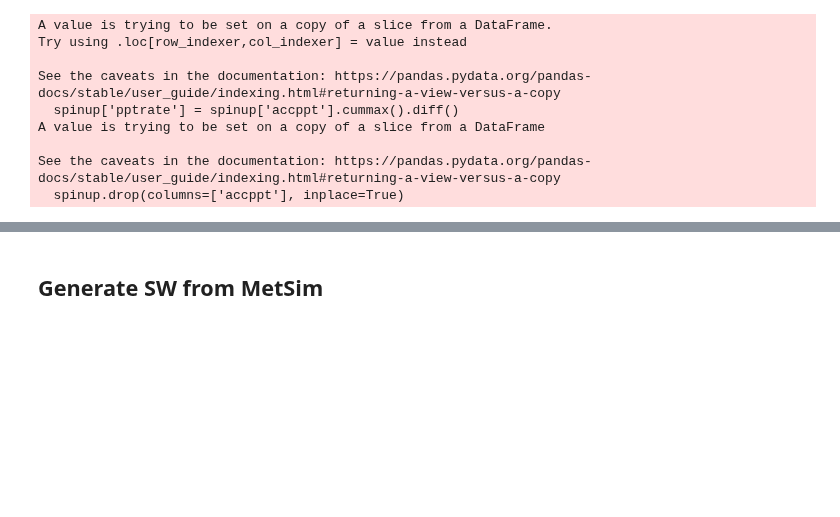
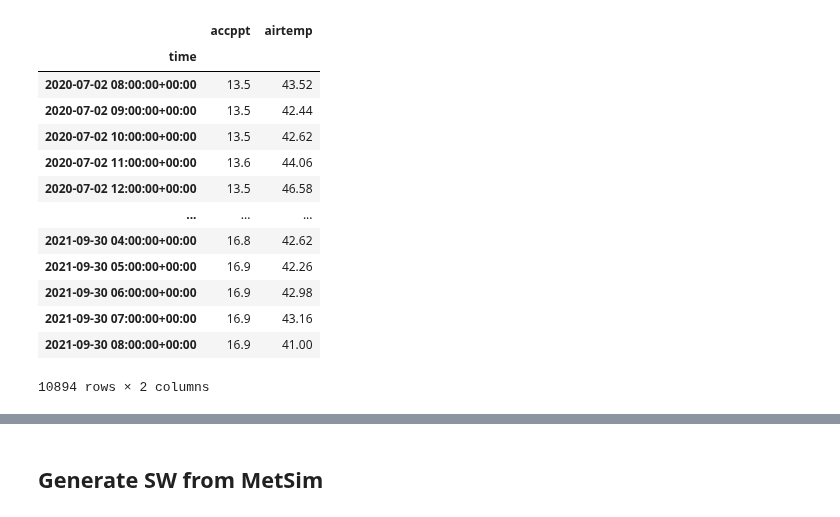
Before and after one commit to clinton-alden/summa, a Jupyter notebook: processing/methow/metloom_api_pull.ipynb, the cells around one changed output, grey strips where cells are left out. Cells and saved outputs as stored; diff of their text form; code cells hidden in the pictures; blank space fills up the shorter version.

```diff
--- a/processing/methow/metloom_api_pull.ipynb
+++ b/processing/methow/metloom_api_pull.ipynb
@@ -20,11 +29,11 @@ df = snotel_point.get_hourly_data(
 
 # Clean up the dataframe
 df.reset_index(inplace=True)
-df.set_index('datetime', inplace=True)
-print(df['geometry'][0])
+print(df)
 df.drop(columns=['site', 'ACCUMULATED PRECIPITATION_units', 'geometry', 'AIR TEMP_units', 'datasource'], inplace=True)
 
 # Rename columns
-replace = {'ACCUMULATED PRECIPITATION':'accppt','AIR TEMP':'airtemp'}
+replace = {'ACCUMULATED PRECIPITATION':'accppt','AIR TEMP':'airtemp', 'datetime':'time'}
 df.rename(columns=replace, inplace=True)
+df.set_index('time', inplace=True)
 # %% [output]
@@ -32,3 +57,20 @@ POINT Z (-119.8383 48.65518 4460)
+# %%
+df
+# %% [output]
+|  | accppt | airtemp |
+| time |  |  |
+| 2020-07-02 08:00:00+00:00 | 13.5 | 43.52 |
+| 2020-07-02 09:00:00+00:00 | 13.5 | 42.44 |
+| 2020-07-02 10:00:00+00:00 | 13.5 | 42.62 |
+| 2020-07-02 11:00:00+00:00 | 13.6 | 44.06 |
+| 2020-07-02 12:00:00+00:00 | 13.5 | 46.58 |
+| ... | ... | ... |
+| 2021-09-30 04:00:00+00:00 | 16.8 | 42.62 |
+| 2021-09-30 05:00:00+00:00 | 16.9 | 42.26 |
+| 2021-09-30 06:00:00+00:00 | 16.9 | 42.98 |
+| 2021-09-30 07:00:00+00:00 | 16.9 | 43.16 |
+| 2021-09-30 08:00:00+00:00 | 16.9 | 41.00 |
+10894 rows × 2 columns
 # %%
 # Covert air temperature to celsius
 df['airtemp'] = (df['airtemp'] - 32) * 5.0/9.0
@@ -68,13 +110,3 @@ data['pptrate'] = data['accppt'].cummax().diff()
 # Drop accppt column
 spinup.drop(columns=['accppt'], inplace=True)
 data.drop(columns=['accppt'], inplace=True)
-# %% [output]
-A value is trying to be set on a copy of a slice from a DataFrame.
-Try using .loc[row_indexer,col_indexer] = value instead
-
-See the caveats in the documentation: https://pandas.pydata.org/pandas-docs/stable/user_guide/indexing.html#returning-a-view-versus-a-copy
-  spinup['pptrate'] = spinup['accppt'].cummax().diff()
-A value is trying to be set on a copy of a slice from a DataFrame
-
-See the caveats in the documentation: https://pandas.pydata.org/pandas-docs/stable/user_guide/indexing.html#returning-a-view-versus-a-copy
-  spinup.drop(columns=['accppt'], inplace=True)
```
Also changed, not shown: parts of 16 cells of this notebook.
